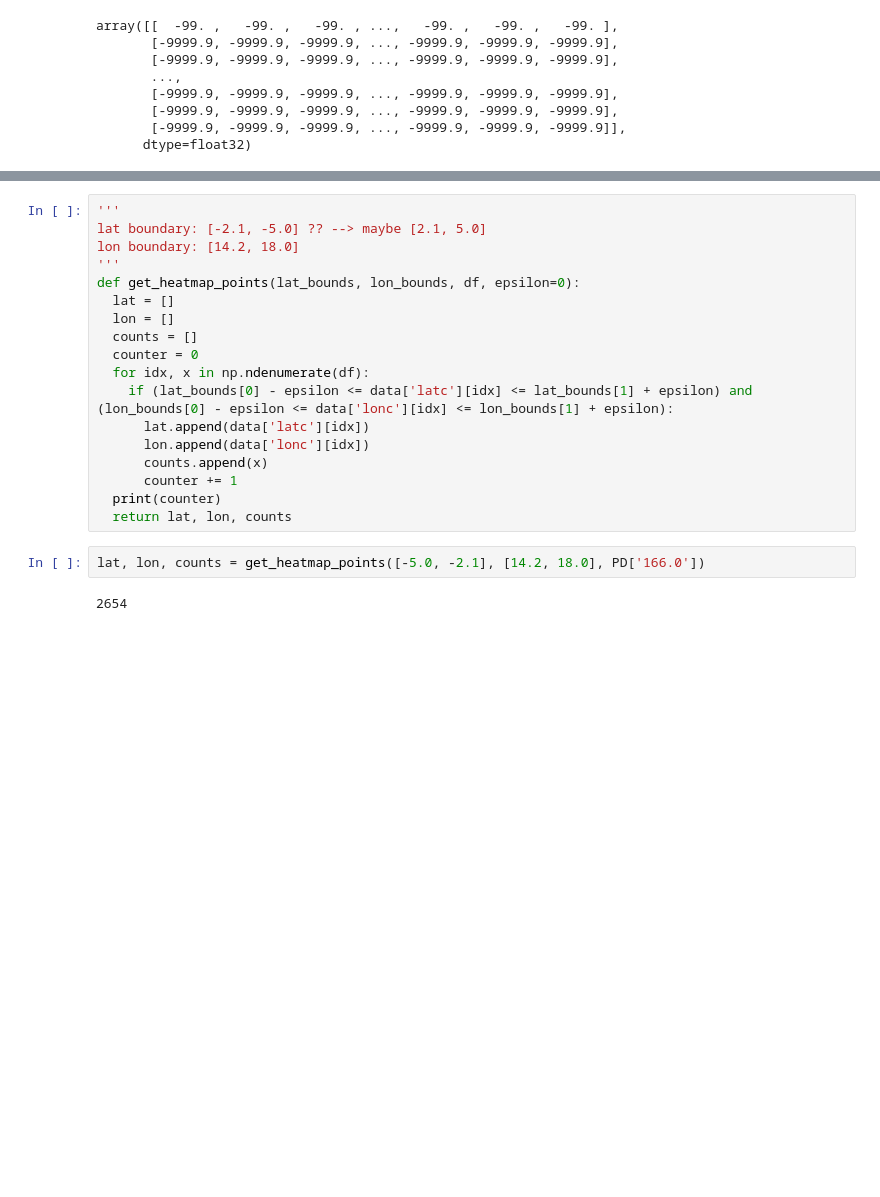
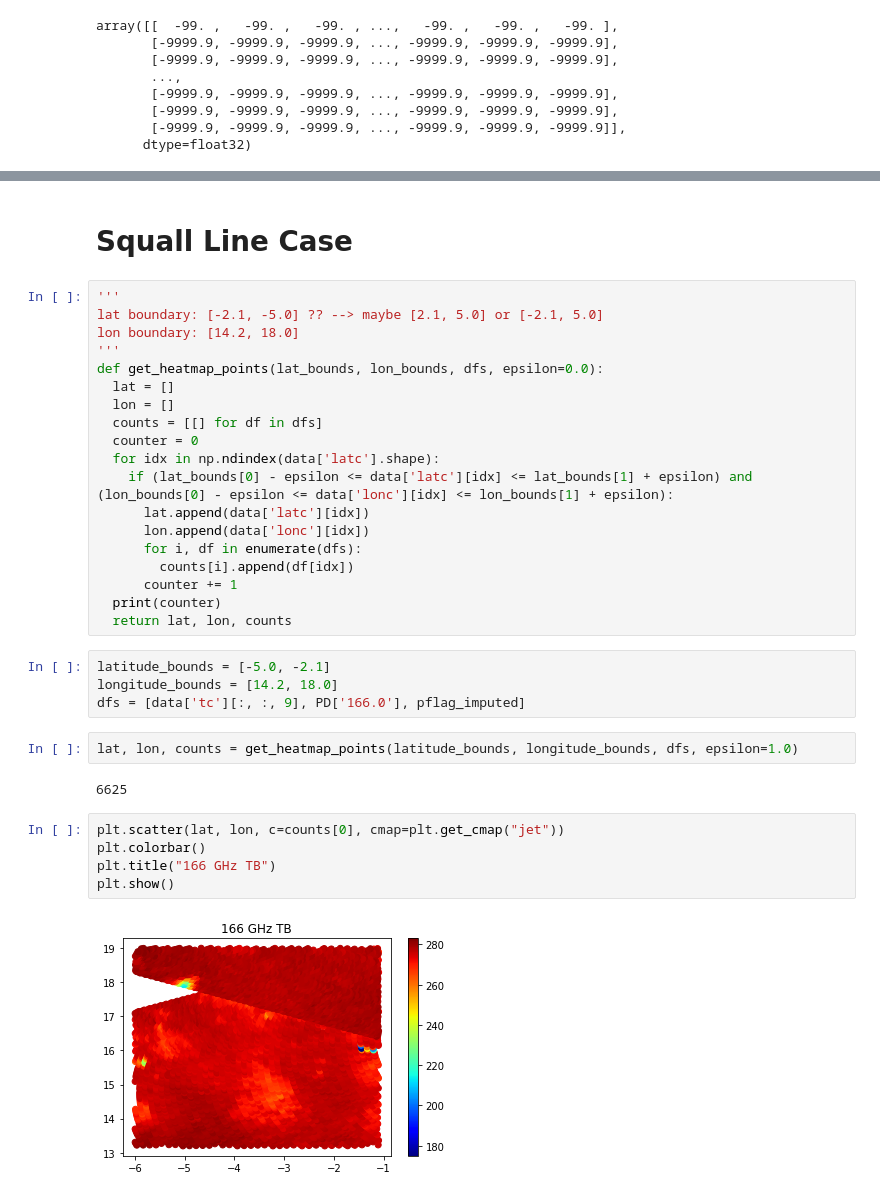
Before and after one commit to SD325/NASA_Internship_2020, a Jupyter notebook: NASA_Initial_Data_Exploration.ipynb, the cells around one changed output, grey strips where cells are left out. Cells and saved outputs as stored; diff of their text form; blank space fills up the shorter version.

Commit message:
added imputation; squall line not appearing

```diff
--- a/NASA_Initial_Data_Exploration.ipynb
+++ b/NASA_Initial_Data_Exploration.ipynb
@@ -234,22 +248,36 @@ array([[  -99. ,   -99. ,   -99. , ...,   -99. ,   -99. ,   -99. ],
+# %% [markdown]
+# Squall Line Case
 # %%
 '''
-lat boundary: [-2.1, -5.0] ?? --> maybe [2.1, 5.0]
+lat boundary: [-2.1, -5.0] ?? --> maybe [2.1, 5.0] or [-2.1, 5.0]
 lon boundary: [14.2, 18.0]
 '''
-def get_heatmap_points(lat_bounds, lon_bounds, df, epsilon=0):
+def get_heatmap_points(lat_bounds, lon_bounds, dfs, epsilon=0.0):
   lat = []
   lon = []
-  counts = []
+  counts = [[] for df in dfs]
   counter = 0
-  for idx, x in np.ndenumerate(df):
+  for idx in np.ndindex(data['latc'].shape):
     if (lat_bounds[0] - epsilon <= data['latc'][idx] <= lat_bounds[1] + epsilon) and (lon_bounds[0] - epsilon <= data['lonc'][idx] <= lon_bounds[1] + epsilon):
       lat.append(data['latc'][idx])
       lon.append(data['lonc'][idx])
-      counts.append(x)
+      for i, df in enumerate(dfs):
+        counts[i].append(df[idx])
       counter += 1
   print(counter)
   return lat, lon, counts
 # %%
-lat, lon, counts = get_heatmap_points([-5.0, -2.1], [14.2, 18.0], PD['166.0'])
+latitude_bounds = [-5.0, -2.1]
+longitude_bounds = [14.2, 18.0]
+dfs = [data['tc'][:, :, 9], PD['166.0'], pflag_imputed]
-# %% [output]
-2654
+# %%
+lat, lon, counts = get_heatmap_points(latitude_bounds, longitude_bounds, dfs, epsilon=1.0)
+# %% [output]
+6625
+# %%
+plt.scatter(lat, lon, c=counts[0], cmap=plt.get_cmap("jet"))
+plt.colorbar()
+plt.title("166 GHz TB")
+plt.show()
+# %% [output]
+[figure, added]
```
Also changed, not shown: parts of 16 cells of this notebook.
